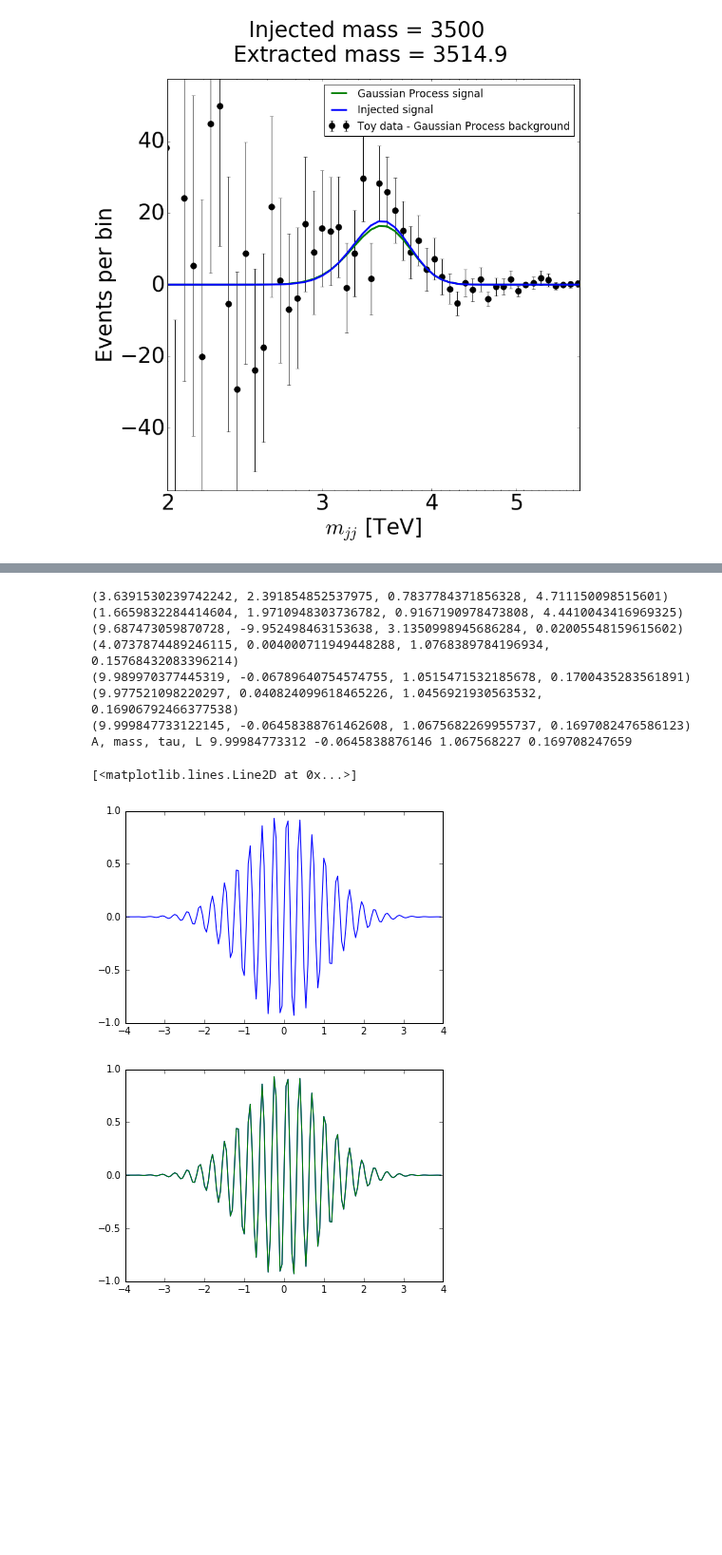
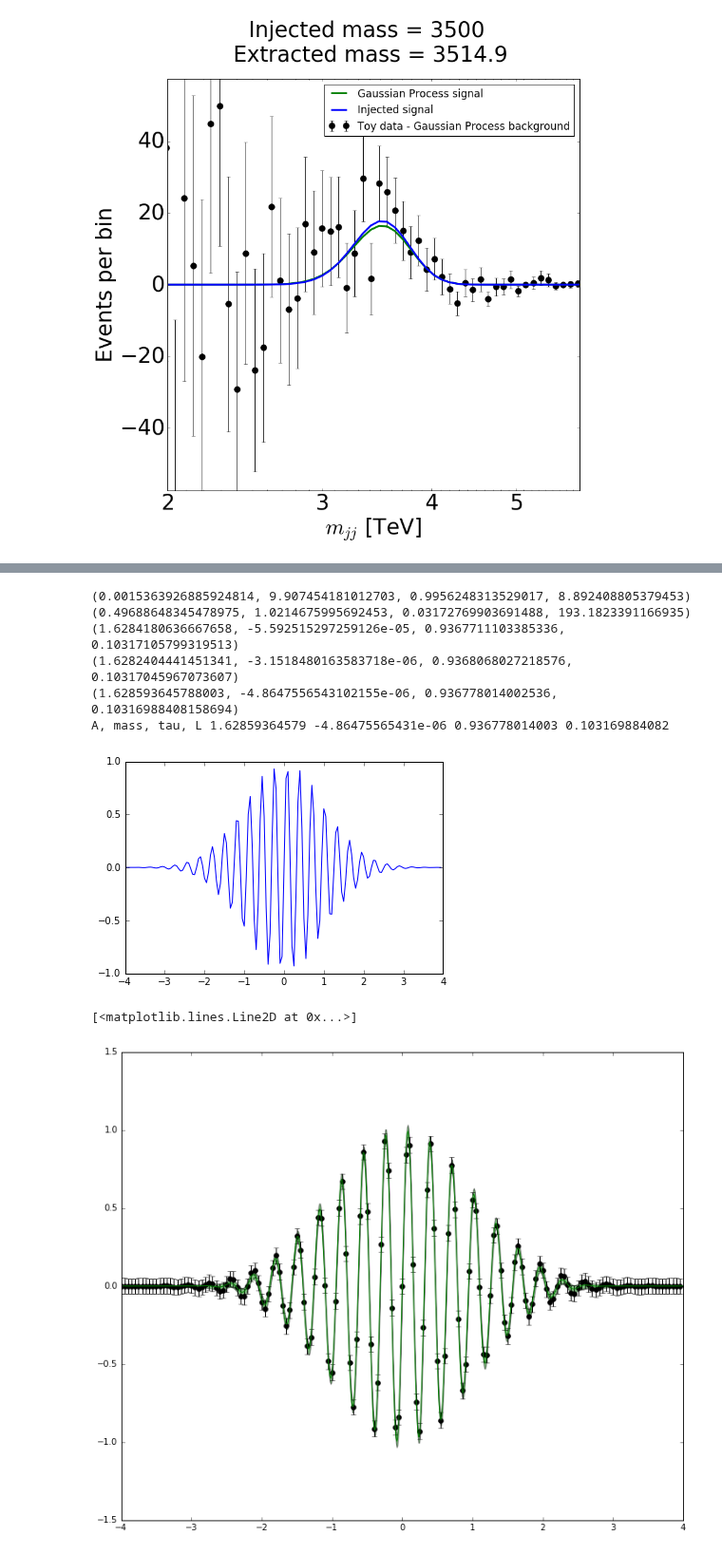
Before and after one commit to mfrate28/GP_Paper, a Jupyter notebook: GP-Signal_otherSignalShapes.ipynb, the cells around one changed output, grey strips where cells are left out. Shown at 95% size. Cells and saved outputs as stored; diff of their text form; code cells hidden in the pictures; blank space fills up the shorter version.

```diff
--- a/GP-Signal_otherSignalShapes.ipynb
+++ b/GP-Signal_otherSignalShapes.ipynb
@@ -2052,14 +2068,15 @@ chi2 bkg+signal 69.0556846823
 # %%
 class logLike_gp_test:
-    def __init__(self, x, y, xerr):
+    def __init__(self, x, y, xerr, yerr):
         self.x = x
         self.y = y
         self.xerr = xerr
+        self.yerr = yerr
     def __call__(self, A, mass, tau, L):
         kernel = A * SignalKernel(m = mass, t = tau, L=L)
         gp = george.GP(kernel)
         try:
-            gp.compute(self.x,)# np.sqrt(abs(self.y)))
+            gp.compute(self.x, self.yerr)#0.003)# np.sqrt(abs(self.y)))
             return -gp.lnlikelihood(self.y)
         except:
             print "failed"
@@ -2074,11 +2091,11 @@ def fit_gp_test(lnprob, Print = True):
         init0 = np.random.random() * 3.
         init1 = np.random.random() * 3.
         init2 = np.random.random() * 2.
-        init3 = np.random.random() * 5.
+        init3 = np.random.random() * 50.
         m = Minuit(lnprob, throw_nan = False, pedantic = False, print_level = 0, errordef = 0.5,
                   A = init0, mass = init1, tau = init2, L = init3,
-                  error_A = 0.--1, error_mass = 0.001, error_tau = 0.001, error_L =0.001,
-                  limit_A = (0.001, 10), limit_mass = (-10, 10), limit_tau = (0.01, 10), limit_L = (0.01, 100))
+                  error_A = 0.001, error_mass = 0.001, error_tau = 0.001, error_L =0.001,
+                  limit_A = (0.001, 10), limit_mass = (-10, 10), limit_tau = (0.01, 10), limit_L = (0.01, 1000))
         fit = m.migrad()
         #print m.args
         if m.fval < bestval:
@@ -2093,13 +2110,14 @@ def fit_gp_test(lnprob, Print = True):
 # %%
 
 xtoy = np.arange(-4, 4, 0.05)
+xtoy2 = np.arange(-4, 4, 0.01)
 
 signal = np.exp(-(xtoy)**2./2.) * np.sin(20.*xtoy)
 
 plt.plot(xtoy, signal)
 
 
-lnProb = logLike_gp_test(xtoy, signal, 0.1*np.ones(len(xtoy)))
+lnProb = logLike_gp_test(xtoy, signal, 0.1*np.ones(len(xtoy)), 0.05)
 bestval, best_fit_new = fit_gp_test(lnProb, False)
 if np.isinf(bestval):
     print "failed"
@@ -2111,23 +2129,21 @@ print "A, mass, tau, L", A, mass, tau, L
 kernel = A * SignalKernel(m = mass, t = tau, L=L)
 
 gp = george.GP(kernel)
-gp.compute(xtoy)#, np.sqrt(abs(signal)))
-meanGP = gp.predict( signal, xtoy)[0]
-
-#makePrettyPlots_signalOnly(xval, noisy_smeared_counts, mu2, label, n)
-#makePrettyPlots_signalOnly2(xtoy, signal, meanGP, signal, signal, 1, label)
-plt.figure()
-plt.plot(xtoy, signal)
-plt.plot(xtoy, meanGP)
+gp.compute(xtoy, 0.05)#, np.sqrt(abs(signal)))
+meanGP, covGP = gp.predict( signal, xtoy2)
 # %% [output]
-(3.6391530239742242, 2.391854852537975, 0.7837784371856328, 4.711150098515601)
-(1.6659832284414604, 1.9710948303736782, 0.9167190978473808, 4.4410043416969325)
-(9.687473059870728, -9.952498463153638, 3.1350998945686284, 0.02005548159615602)
-(4.0737874489246115, 0.004000711949448288, 1.0768389784196934, 0.15768432083396214)
-(9.989970377445319, -0.06789640754574755, 1.0515471532185678, 0.1700435283561891)
-(9.977521098220297, 0.040824099618465226, 1.0456921930563532, 0.16906792466377538)
-(9.999847733122145, -0.06458388761462608, 1.0675682269955737, 0.1697082476586123)
-A, mass, tau, L 9.99984773312 -0.0645838876146 1.067568227 0.169708247659
+(0.0015363926885924814, 9.907454181012703, 0.9956248313529017, 8.892408805379453)
+(0.49688648345478975, 1.0214675995692453, 0.03172769903691488, 193.1823391166935)
+(1.6284180636667658, -5.592515297259126e-05, 0.9367711103385336, 0.10317105799319513)
+(1.6282404441451341, -3.1518480163583718e-06, 0.9368068027218576, 0.10317045967073607)
+(1.628593645788003, -4.8647556543102155e-06, 0.936778014002536, 0.10316988408158694)
+A, mass, tau, L 1.62859364579 -4.86475565431e-06 0.936778014003 0.103169884082
-[<matplotlib.lines.Line2D at 0x...>]
 [figure]
-[figure, removed]
+# %%
+f, ax1 = plt.subplots(1, sharex=True, figsize=(12,10))
+ax1.errorbar(xtoy, signal, marker = "o", c= 'black', linestyle = "", yerr = 0.05*np.ones(len(signal)))
+ax1.fill_between(xtoy2, meanGP-np.sqrt(np.diag(covGP)), meanGP+np.sqrt(np.diag(covGP)), facecolor='g', alpha=0.5, label="Gaussian Process")
+ax1.plot(xtoy2, meanGP, c='green')
+# %% [output]
+[<matplotlib.lines.Line2D at 0x...>]
+[figure, added]
```
Also changed, not shown: parts of 10 cells of this notebook.
